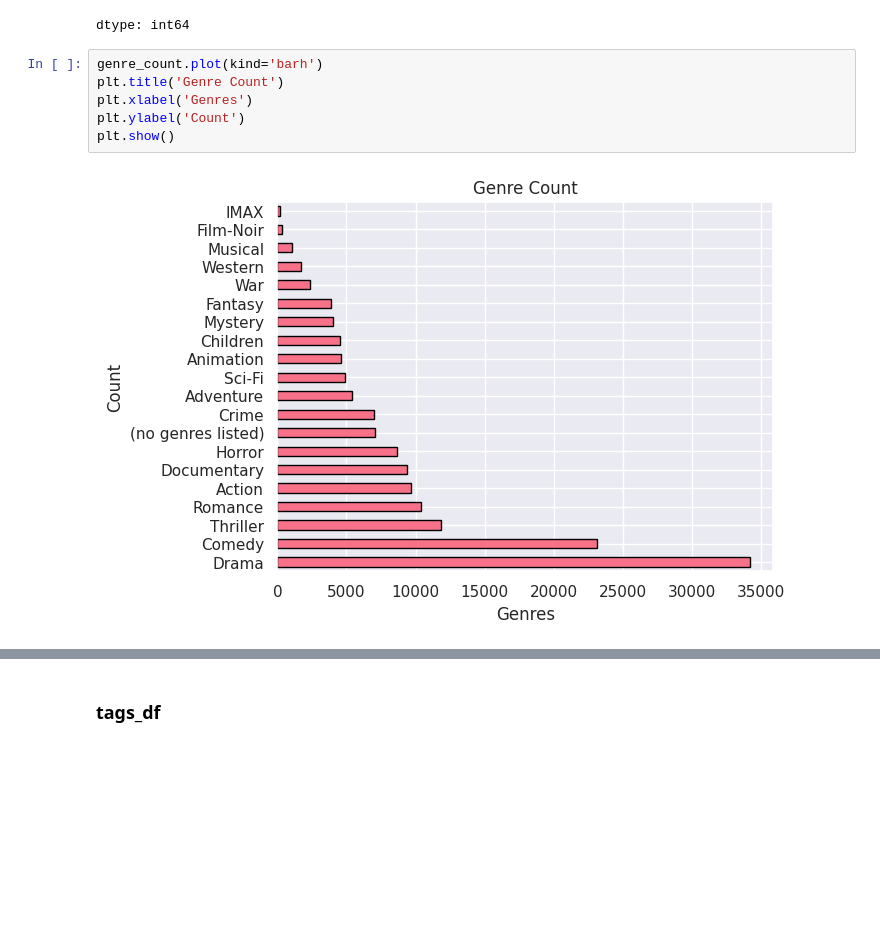
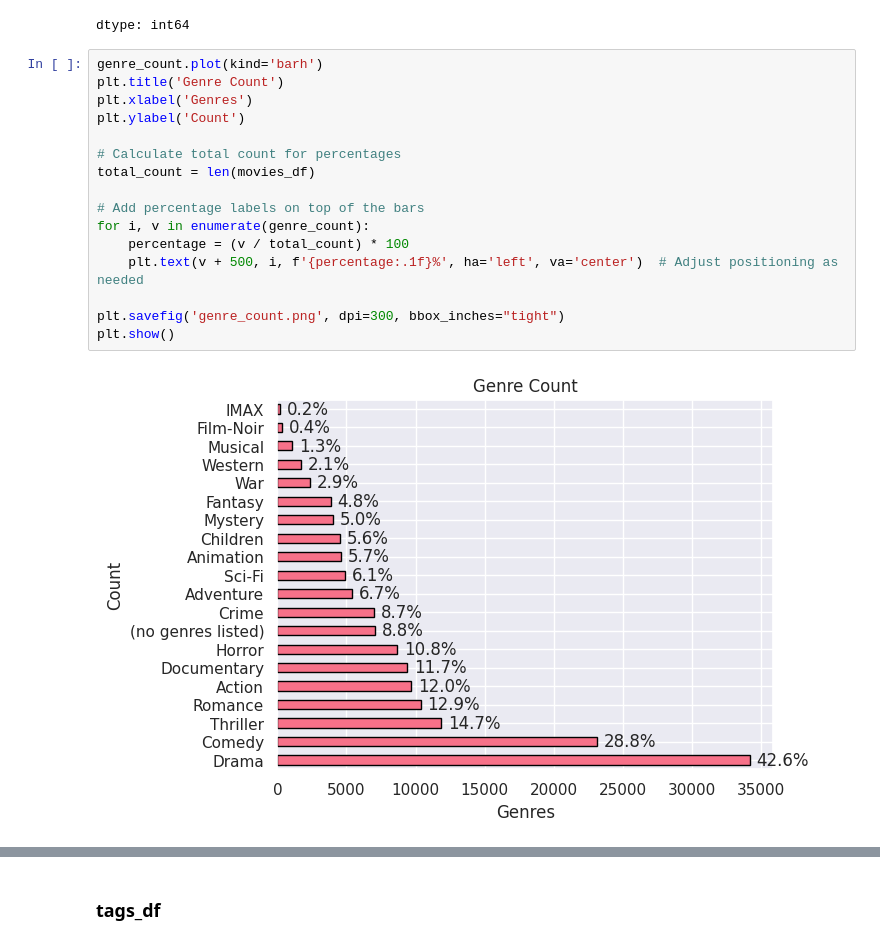
Before and after one commit to aaronmj7/MSc_project, a Jupyter notebook: Project_v1.ipynb, the cells around one changed output, grey strips where cells are left out. Cells and saved outputs as stored; diff of their text form; blank space fills up the shorter version.

```diff
--- a/Project_v1.ipynb
+++ b/Project_v1.ipynb
@@ -267,14 +267,24 @@ genre_count
 | Film-Noir | 353 |
 | IMAX | 195 |
 dtype: int64
-# %%
-genre_count.plot(kind='barh')
-plt.title('Genre Count')
-plt.xlabel('Genres')
-plt.ylabel('Count')
-plt.show()
-# %% [output]
-[figure, removed]
+# %%
+genre_count.plot(kind='barh')
+plt.title('Genre Count')
+plt.xlabel('Genres')
+plt.ylabel('Count')
+
+# Calculate total count for percentages
+total_count = len(movies_df)
+
+# Add percentage labels on top of the bars
+for i, v in enumerate(genre_count):
+    percentage = (v / total_count) * 100
+    plt.text(v + 500, i, f'{percentage:.1f}%', ha='left', va='center')  # Adjust positioning as needed
+
+plt.savefig('genre_count.png', dpi=300, bbox_inches="tight")
+plt.show()
+# %% [output]
+[figure, added]
 # %%
 # Wordcloud
 genre_text = ' '.join(all_genres)
```
Also changed, not shown: parts of 14 cells of this notebook.
